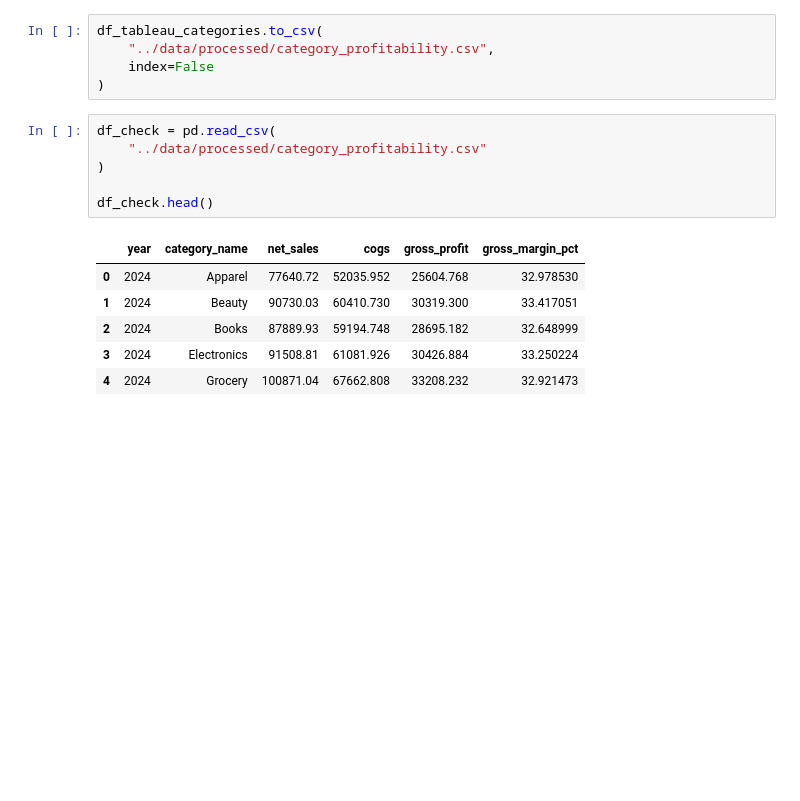
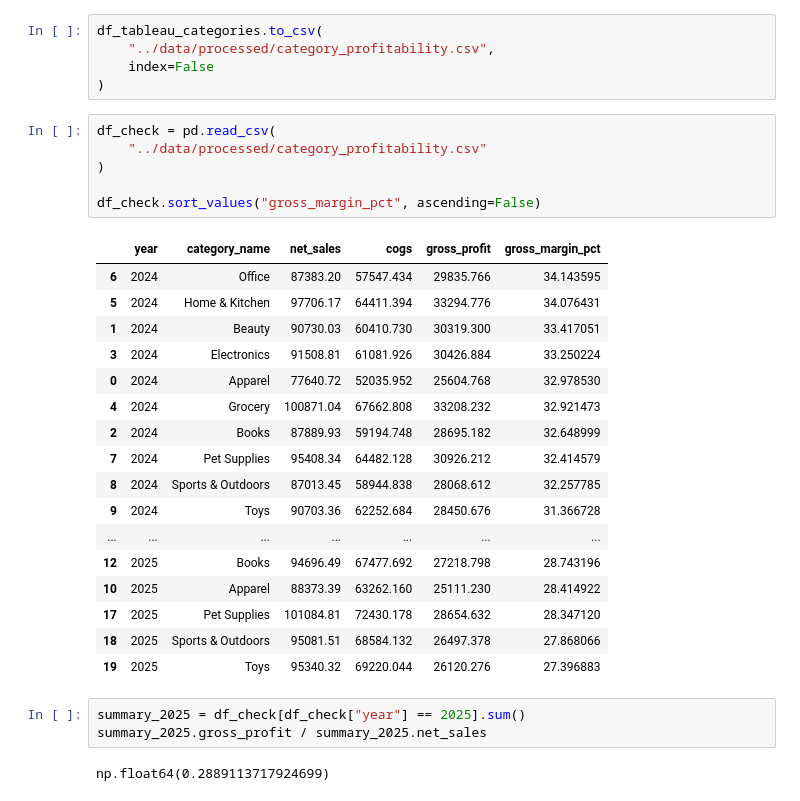
Before and after one commit to acdater/data-analytics, a Jupyter notebook: projects/01-northstar-retail/notebooks/01-profitability-eda-organized.ipynb, the cells around one changed output. Cells and saved outputs as stored; diff of their text form; blank space fills up the shorter version.

```diff
--- a/projects/01-northstar-retail/notebooks/01-profitability-eda-organized.ipynb
+++ b/projects/01-northstar-retail/notebooks/01-profitability-eda-organized.ipynb
@@ -2018,13 +2018,29 @@ df_tableau_categories.to_csv(
 # %%
 df_check = pd.read_csv(
     "../data/processed/category_profitability.csv"
 )
 
-df_check.head()
+df_check.sort_values("gross_margin_pct", ascending=False)
 # %% [output]
 |  | year | category_name | net_sales | cogs | gross_profit | gross_margin_pct |
+| 6 | 2024 | Office | 87383.20 | 57547.434 | 29835.766 | 34.143595 |
+| 5 | 2024 | Home & Kitchen | 97706.17 | 64411.394 | 33294.776 | 34.076431 |
+| 1 | 2024 | Beauty | 90730.03 | 60410.730 | 30319.300 | 33.417051 |
+| 3 | 2024 | Electronics | 91508.81 | 61081.926 | 30426.884 | 33.250224 |
 | 0 | 2024 | Apparel | 77640.72 | 52035.952 | 25604.768 | 32.978530 |
-| 1 | 2024 | Beauty | 90730.03 | 60410.730 | 30319.300 | 33.417051 |
+| 4 | 2024 | Grocery | 100871.04 | 67662.808 | 33208.232 | 32.921473 |
 | 2 | 2024 | Books | 87889.93 | 59194.748 | 28695.182 | 32.648999 |
-| 3 | 2024 | Electronics | 91508.81 | 61081.926 | 30426.884 | 33.250224 |
-| 4 | 2024 | Grocery | 100871.04 | 67662.808 | 33208.232 | 32.921473 |
+| 7 | 2024 | Pet Supplies | 95408.34 | 64482.128 | 30926.212 | 32.414579 |
+| 8 | 2024 | Sports & Outdoors | 87013.45 | 58944.838 | 28068.612 | 32.257785 |
+| 9 | 2024 | Toys | 90703.36 | 62252.684 | 28450.676 | 31.366728 |
+| ... | ... | ... | ... | ... | ... | ... |
+| 12 | 2025 | Books | 94696.49 | 67477.692 | 27218.798 | 28.743196 |
+| 10 | 2025 | Apparel | 88373.39 | 63262.160 | 25111.230 | 28.414922 |
+| 17 | 2025 | Pet Supplies | 101084.81 | 72430.178 | 28654.632 | 28.347120 |
+| 18 | 2025 | Sports & Outdoors | 95081.51 | 68584.132 | 26497.378 | 27.868066 |
+| 19 | 2025 | Toys | 95340.32 | 69220.044 | 26120.276 | 27.396883 |
+# %%
+summary_2025 = df_check[df_check["year"] == 2025].sum()
+summary_2025.gross_profit / summary_2025.net_sales
+# %% [output]
+np.float64(0.2889113717924699)
```
Also changed, not shown: 9 other files.
